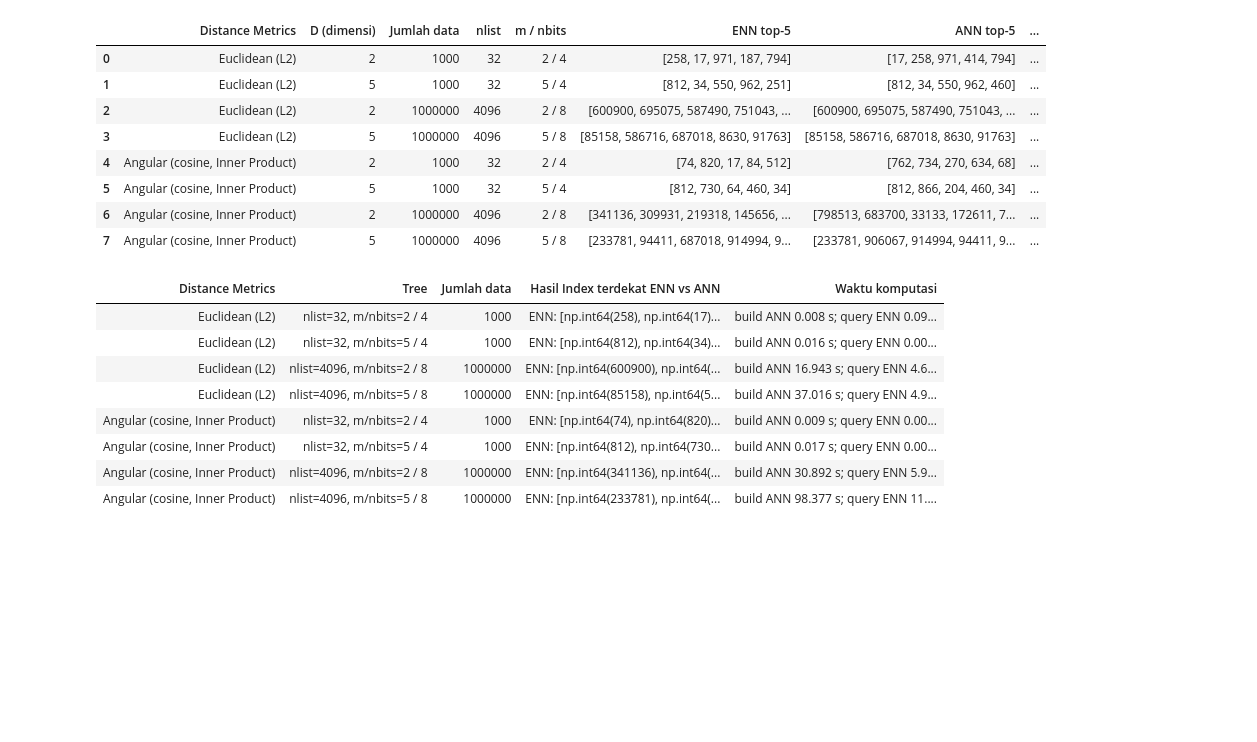
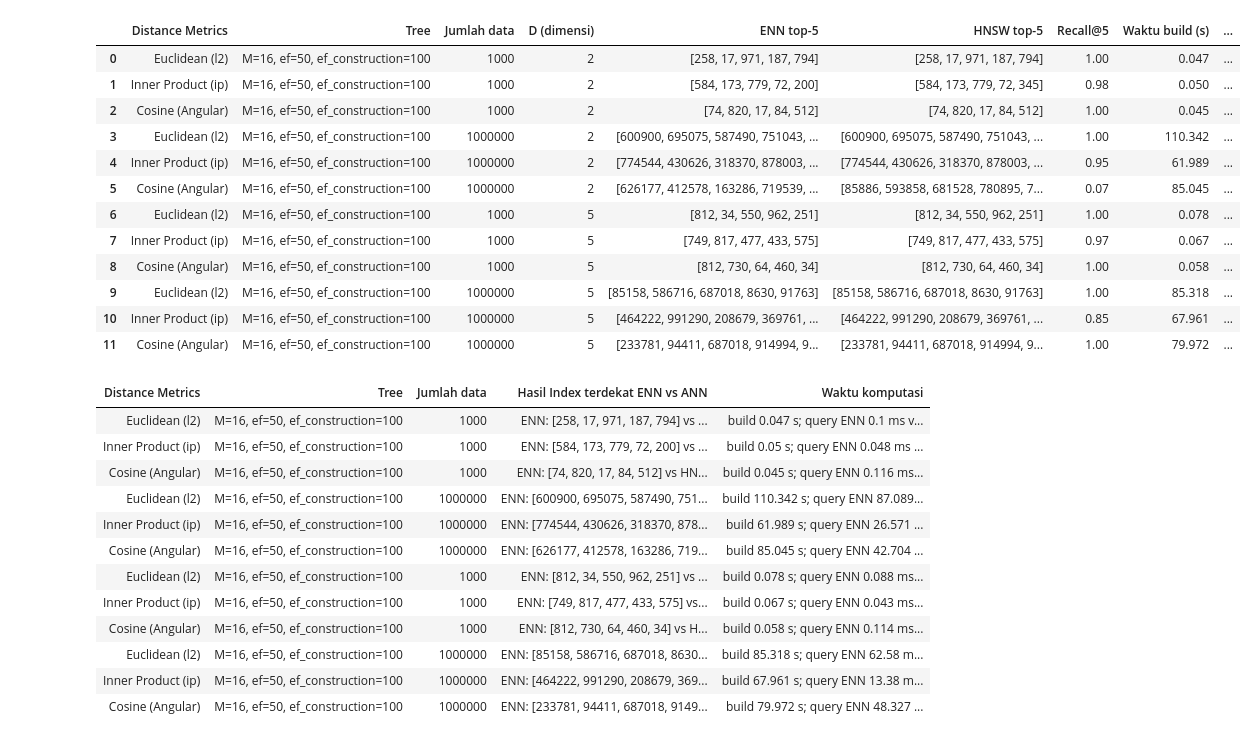
Before and after one commit to oninonins/Machine-learning-, a Jupyter notebook: JS06 - ANN/Praktikum_3.ipynb, the cells around one changed output. Saved outputs shown, nothing was run; the diff lists cells and outputs as text; code cells hidden in the pictures; blank space fills up the shorter version.

```diff
--- a/JS06 - ANN/Praktikum_3.ipynb
+++ b/JS06 - ANN/Praktikum_3.ipynb
@@ -131,39 +214,50 @@ Angular (cosine, Inner Product) | d=5 | N=1,000,000 | recall@5=0.62
 # %%
-# Tabel laporan: 5 kolom sesuai template
+# Tabel laporan (format Praktikum 1)
 tabel = pd.DataFrame({
     "Distance Metrics": hasil["Distance Metrics"],
-    "Tree": ["nlist=" + str(nl) + ", m/nbits=" + mb for nl, mb in zip(hasil["nlist"], hasil["m / nbits"])],
+    "Tree": hasil["Tree"],
     "Jumlah data": hasil["Jumlah data"],
     "Hasil Index terdekat ENN vs ANN": [
-        f"ENN: {e} vs ANN: {a} (recall@5={r})"
-        for e, a, r in zip(hasil["ENN top-5"], hasil["ANN top-5"], hasil["Recall@5 (rata-rata)"])],
+        f"ENN: {e} vs HNSW: {a} (recall@5={r})"
+        for e, a, r in zip(hasil["ENN top-5"], hasil["HNSW top-5"], hasil["Recall@5"])],
     "Waktu komputasi": [
-        f"build ANN {b} s; query ENN {e} ms vs ANN {a} ms"
-        for b, e, a in zip(hasil["Waktu build ANN (s)"], hasil["Waktu query ENN (ms)"], hasil["Waktu query ANN (ms)"])],
+        f"build {b} s; query ENN {e} ms vs HNSW {h} ms"
+        for b, e, h in zip(hasil["Waktu build (s)"], hasil["Waktu query ENN (ms)"], hasil["Waktu query HNSW (ms)"])],
 })
 
 display(hasil)                       # detail semua kolom
-display(tabel.style.hide(axis='index'))
+try:
+    display(tabel.style.hide(axis='index'))   # butuh paket jinja2
+except Exception:
+    display(tabel)
 try:
     print(tabel.to_markdown(index=False))     # butuh paket tabulate
 except ImportError:
     print(tabel.to_string(index=False))       # fallback kalau tabulate belum ada
 # %% [output]
-|  | Distance Metrics | D (dimensi) | Jumlah data | nlist | m / nbits | ENN top-5 | ANN top-5 | ... |
-| 0 | Euclidean (L2) | 2 | 1000 | 32 | 2 / 4 | [258, 17, 971, 187, 794] | [17, 258, 971, 414, 794] | ... |
-| 1 | Euclidean (L2) | 5 | 1000 | 32 | 5 / 4 | [812, 34, 550, 962, 251] | [812, 34, 550, 962, 460] | ... |
-| 2 | Euclidean (L2) | 2 | 1000000 | 4096 | 2 / 8 | [600900, 695075, 587490, 751043, ... | [600900, 695075, 587490, 751043, ... | ... |
-| 3 | Euclidean (L2) | 5 | 1000000 | 4096 | 5 / 8 | [85158, 586716, 687018, 8630, 91763] | [85158, 586716, 687018, 8630, 91763] | ... |
-| 4 | Angular (cosine, Inner Product) | 2 | 1000 | 32 | 2 / 4 | [74, 820, 17, 84, 512] | [762, 734, 270, 634, 68] | ... |
-| 5 | Angular (cosine, Inner Product) | 5 | 1000 | 32 | 5 / 4 | [812, 730, 64, 460, 34] | [812, 866, 204, 460, 34] | ... |
-| 6 | Angular (cosine, Inner Product) | 2 | 1000000 | 4096 | 2 / 8 | [341136, 309931, 219318, 145656, ... | [798513, 683700, 33133, 172611, 7... | ... |
-| 7 | Angular (cosine, Inner Product) | 5 | 1000000 | 4096 | 5 / 8 | [233781, 94411, 687018, 914994, 9... | [233781, 906067, 914994, 94411, 9... | ... |
+|  | Distance Metrics | Tree | Jumlah data | D (dimensi) | ENN top-5 | HNSW top-5 | Recall@5 | Waktu build (s) | ... |
+| 0 | Euclidean (l2) | M=16, ef=50, ef_construction=100 | 1000 | 2 | [258, 17, 971, 187, 794] | [258, 17, 971, 187, 794] | 1.00 | 0.047 | ... |
+| 1 | Inner Product (ip) | M=16, ef=50, ef_construction=100 | 1000 | 2 | [584, 173, 779, 72, 200] | [584, 173, 779, 72, 345] | 0.98 | 0.050 | ... |
+| 2 | Cosine (Angular) | M=16, ef=50, ef_construction=100 | 1000 | 2 | [74, 820, 17, 84, 512] | [74, 820, 17, 84, 512] | 1.00 | 0.045 | ... |
+| 3 | Euclidean (l2) | M=16, ef=50, ef_construction=100 | 1000000 | 2 | [600900, 695075, 587490, 751043, ... | [600900, 695075, 587490, 751043, ... | 1.00 | 110.342 | ... |
+| 4 | Inner Product (ip) | M=16, ef=50, ef_construction=100 | 1000000 | 2 | [774544, 430626, 318370, 878003, ... | [774544, 430626, 318370, 878003, ... | 0.95 | 61.989 | ... |
+| 5 | Cosine (Angular) | M=16, ef=50, ef_construction=100 | 1000000 | 2 | [626177, 412578, 163286, 719539, ... | [85886, 593858, 681528, 780895, 7... | 0.07 | 85.045 | ... |
+| 6 | Euclidean (l2) | M=16, ef=50, ef_construction=100 | 1000 | 5 | [812, 34, 550, 962, 251] | [812, 34, 550, 962, 251] | 1.00 | 0.078 | ... |
+| 7 | Inner Product (ip) | M=16, ef=50, ef_construction=100 | 1000 | 5 | [749, 817, 477, 433, 575] | [749, 817, 477, 433, 575] | 0.97 | 0.067 | ... |
+| 8 | Cosine (Angular) | M=16, ef=50, ef_construction=100 | 1000 | 5 | [812, 730, 64, 460, 34] | [812, 730, 64, 460, 34] | 1.00 | 0.058 | ... |
+| 9 | Euclidean (l2) | M=16, ef=50, ef_construction=100 | 1000000 | 5 | [85158, 586716, 687018, 8630, 91763] | [85158, 586716, 687018, 8630, 91763] | 1.00 | 85.318 | ... |
+| 10 | Inner Product (ip) | M=16, ef=50, ef_construction=100 | 1000000 | 5 | [464222, 991290, 208679, 369761, ... | [464222, 991290, 208679, 369761, ... | 0.85 | 67.961 | ... |
+| 11 | Cosine (Angular) | M=16, ef=50, ef_construction=100 | 1000000 | 5 | [233781, 94411, 687018, 914994, 9... | [233781, 94411, 687018, 914994, 9... | 1.00 | 79.972 | ... |
 | Distance Metrics | Tree | Jumlah data | Hasil Index terdekat ENN vs ANN | Waktu komputasi |
-| Euclidean (L2) | nlist=32, m/nbits=2 / 4 | 1000 | ENN: [np.int64(258), np.int64(17)... | build ANN 0.008 s; query ENN 0.09... |
-| Euclidean (L2) | nlist=32, m/nbits=5 / 4 | 1000 | ENN: [np.int64(812), np.int64(34)... | build ANN 0.016 s; query ENN 0.00... |
-| Euclidean (L2) | nlist=4096, m/nbits=2 / 8 | 1000000 | ENN: [np.int64(600900), np.int64(... | build ANN 16.943 s; query ENN 4.6... |
-| Euclidean (L2) | nlist=4096, m/nbits=5 / 8 | 1000000 | ENN: [np.int64(85158), np.int64(5... | build ANN 37.016 s; query ENN 4.9... |
-| Angular (cosine, Inner Product) | nlist=32, m/nbits=2 / 4 | 1000 | ENN: [np.int64(74), np.int64(820)... | build ANN 0.009 s; query ENN 0.00... |
-| Angular (cosine, Inner Product) | nlist=32, m/nbits=5 / 4 | 1000 | ENN: [np.int64(812), np.int64(730... | build ANN 0.017 s; query ENN 0.00... |
-| Angular (cosine, Inner Product) | nlist=4096, m/nbits=2 / 8 | 1000000 | ENN: [np.int64(341136), np.int64(... | build ANN 30.892 s; query ENN 5.9... |
-| Angular (cosine, Inner Product) | nlist=4096, m/nbits=5 / 8 | 1000000 | ENN: [np.int64(233781), np.int64(... | build ANN 98.377 s; query ENN 11.... |
+| Euclidean (l2) | M=16, ef=50, ef_construction=100 | 1000 | ENN: [258, 17, 971, 187, 794] vs ... | build 0.047 s; query ENN 0.1 ms v... |
+| Inner Product (ip) | M=16, ef=50, ef_construction=100 | 1000 | ENN: [584, 173, 779, 72, 200] vs ... | build 0.05 s; query ENN 0.048 ms ... |
+| Cosine (Angular) | M=16, ef=50, ef_construction=100 | 1000 | ENN: [74, 820, 17, 84, 512] vs HN... | build 0.045 s; query ENN 0.116 ms... |
+| Euclidean (l2) | M=16, ef=50, ef_construction=100 | 1000000 | ENN: [600900, 695075, 587490, 751... | build 110.342 s; query ENN 87.089... |
+| Inner Product (ip) | M=16, ef=50, ef_construction=100 | 1000000 | ENN: [774544, 430626, 318370, 878... | build 61.989 s; query ENN 26.571 ... |
+| Cosine (Angular) | M=16, ef=50, ef_construction=100 | 1000000 | ENN: [626177, 412578, 163286, 719... | build 85.045 s; query ENN 42.704 ... |
+| Euclidean (l2) | M=16, ef=50, ef_construction=100 | 1000 | ENN: [812, 34, 550, 962, 251] vs ... | build 0.078 s; query ENN 0.088 ms... |
+| Inner Product (ip) | M=16, ef=50, ef_construction=100 | 1000 | ENN: [749, 817, 477, 433, 575] vs... | build 0.067 s; query ENN 0.043 ms... |
+| Cosine (Angular) | M=16, ef=50, ef_construction=100 | 1000 | ENN: [812, 730, 64, 460, 34] vs H... | build 0.058 s; query ENN 0.114 ms... |
+| Euclidean (l2) | M=16, ef=50, ef_construction=100 | 1000000 | ENN: [85158, 586716, 687018, 8630... | build 85.318 s; query ENN 62.58 m... |
+| Inner Product (ip) | M=16, ef=50, ef_construction=100 | 1000000 | ENN: [464222, 991290, 208679, 369... | build 67.961 s; query ENN 13.38 m... |
+| Cosine (Angular) | M=16, ef=50, ef_construction=100 | 1000000 | ENN: [233781, 94411, 687018, 9149... | build 79.972 s; query ENN 48.327 ... |
```
Also changed, not shown: parts of 12 cells of this notebook, 2 other files.
